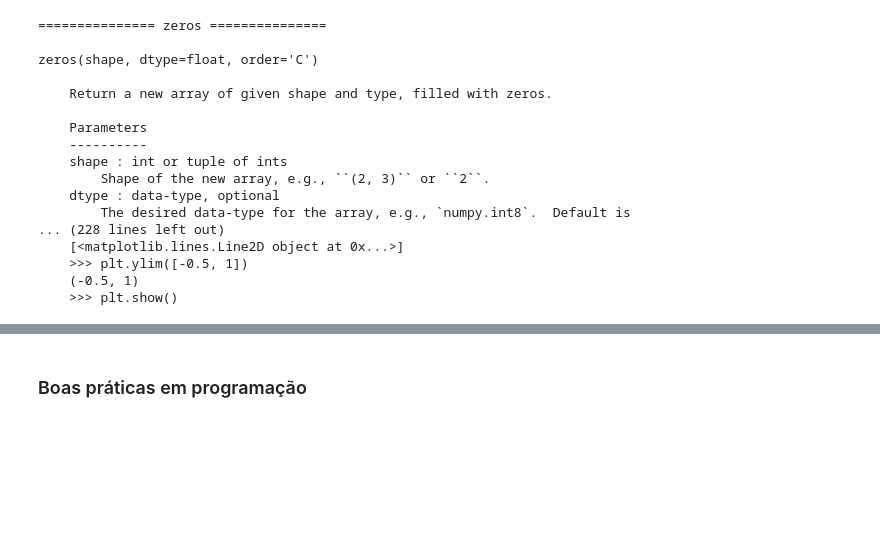
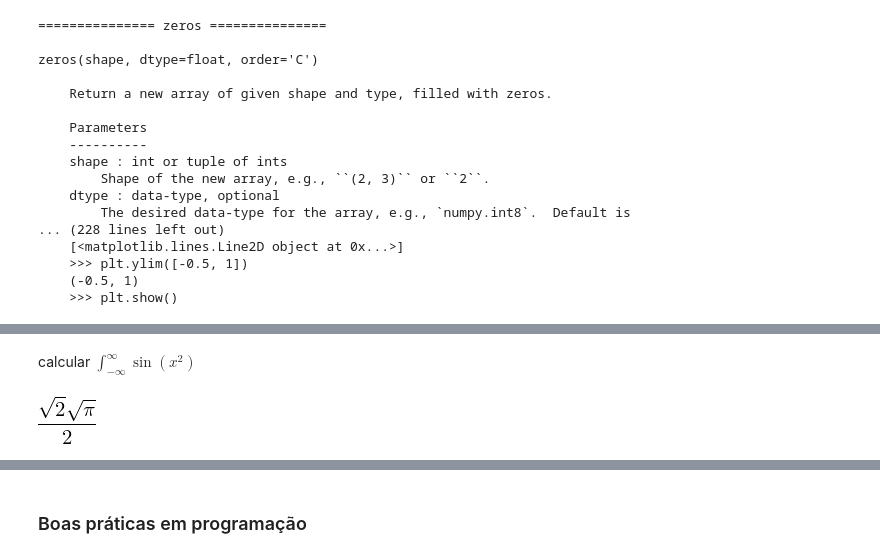
Before and after one commit to fschuch/JAEP-2019.py, a Jupyter notebook: Oficina.ipynb, the cells around one changed output, grey strips where cells are left out. Drawn from its saved outputs; the diff is of its cells as text; code cells hidden in the pictures; blank space fills up the shorter version.

```diff
--- a/Oficina.ipynb
+++ b/Oficina.ipynb
@@ -228,0 +325,6 @@ zeros(shape, dtype=float, order='C')
+# %% [markdown]
+calcular $\int_{-\infty}^{\infty} \sin(x^2)$
+# %%
+sm.integrate(sm.sin(x**2), (x, -sm.oo, sm.oo))
+# %% [output]
+[figure, added]
```
Also changed, not shown: parts of 106 cells of this notebook, 2 other files.
